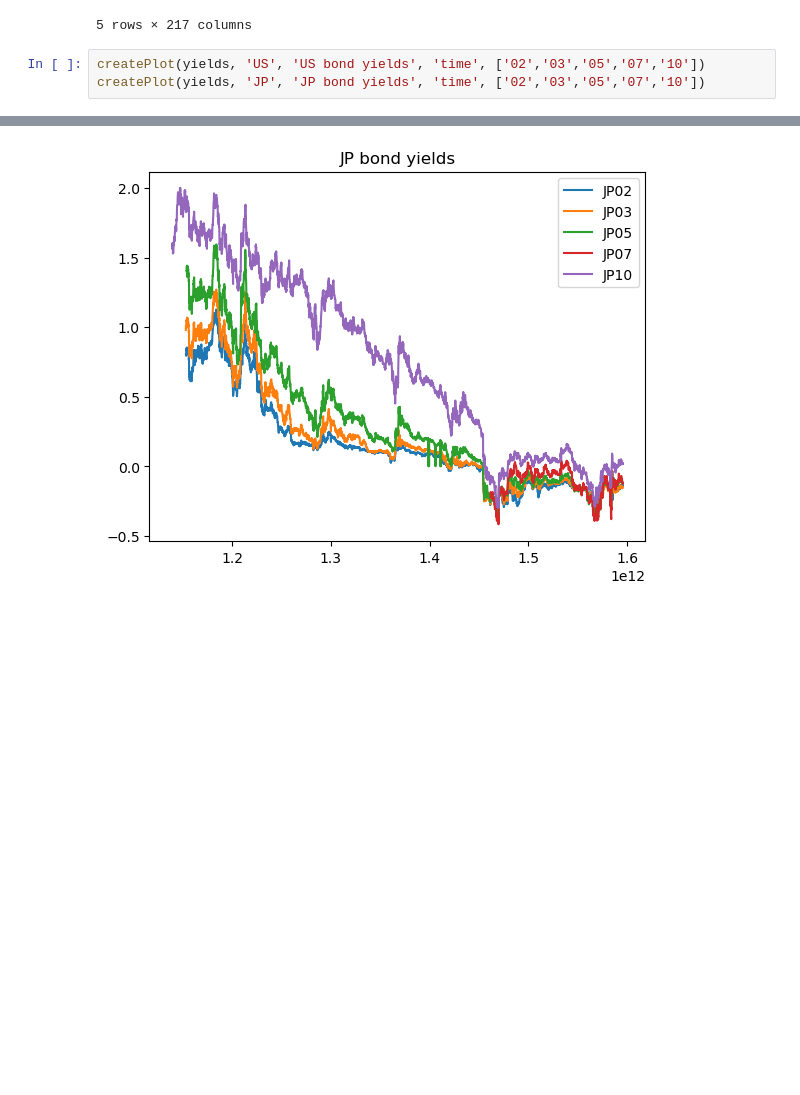
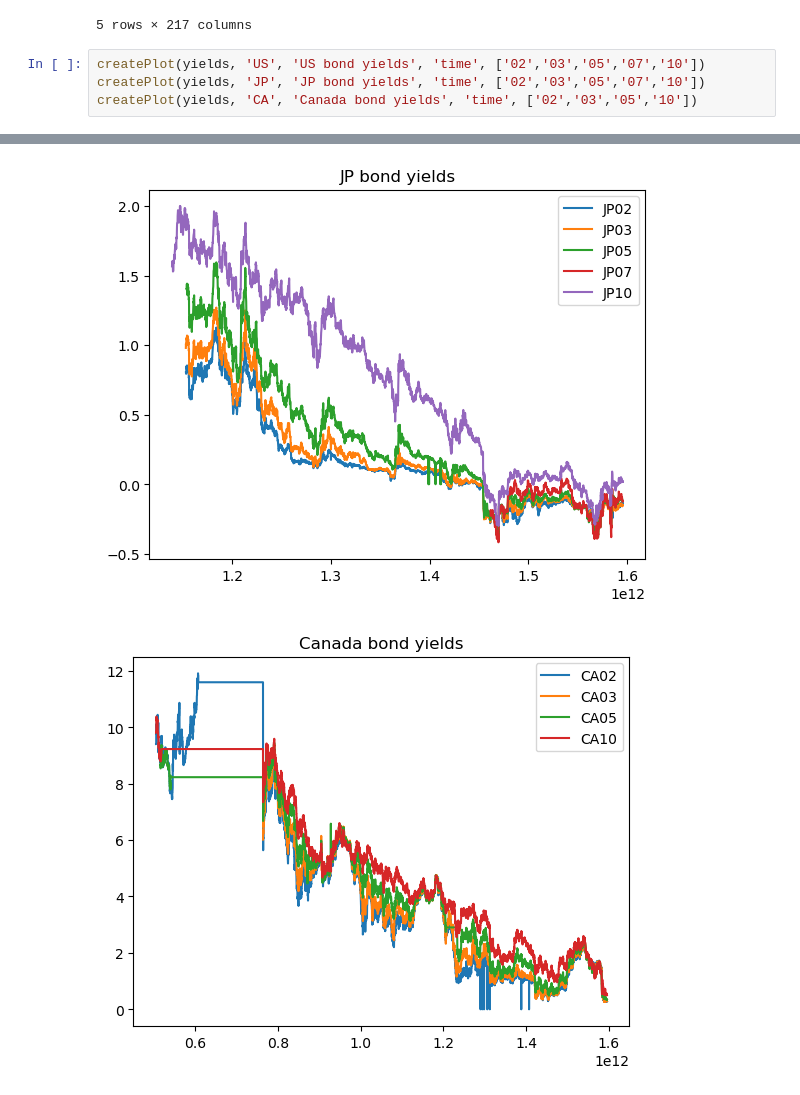
Before and after one commit to RussellzzZ/CausalInferenceDataScienceProject, a Jupyter notebook: data_project.ipynb, the cells around one changed output, grey strips where cells are left out. Drawn from its saved outputs; the diff is of its cells as text; blank space fills up the shorter version.

```diff
--- a/data_project.ipynb
+++ b/data_project.ipynb
@@ -95,6 +96,8 @@ yields.head()
 # %%
 createPlot(yields, 'US', 'US bond yields', 'time', ['02','03','05','07','10'])
 createPlot(yields, 'JP', 'JP bond yields', 'time', ['02','03','05','07','10'])
+createPlot(yields, 'CA', 'Canada bond yields', 'time', ['02','03','05','10'])
 # %% [output]
 [figure]
 [figure]
+[figure, added]
```
Also changed, not shown: parts of 2 cells of this notebook.
